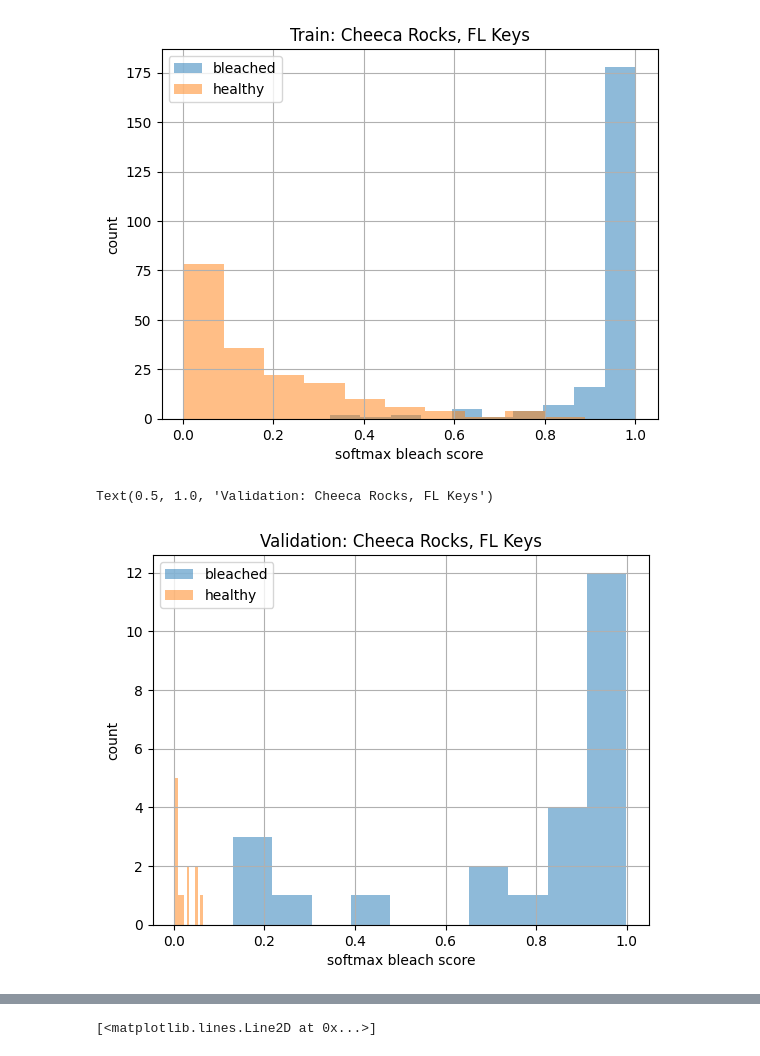
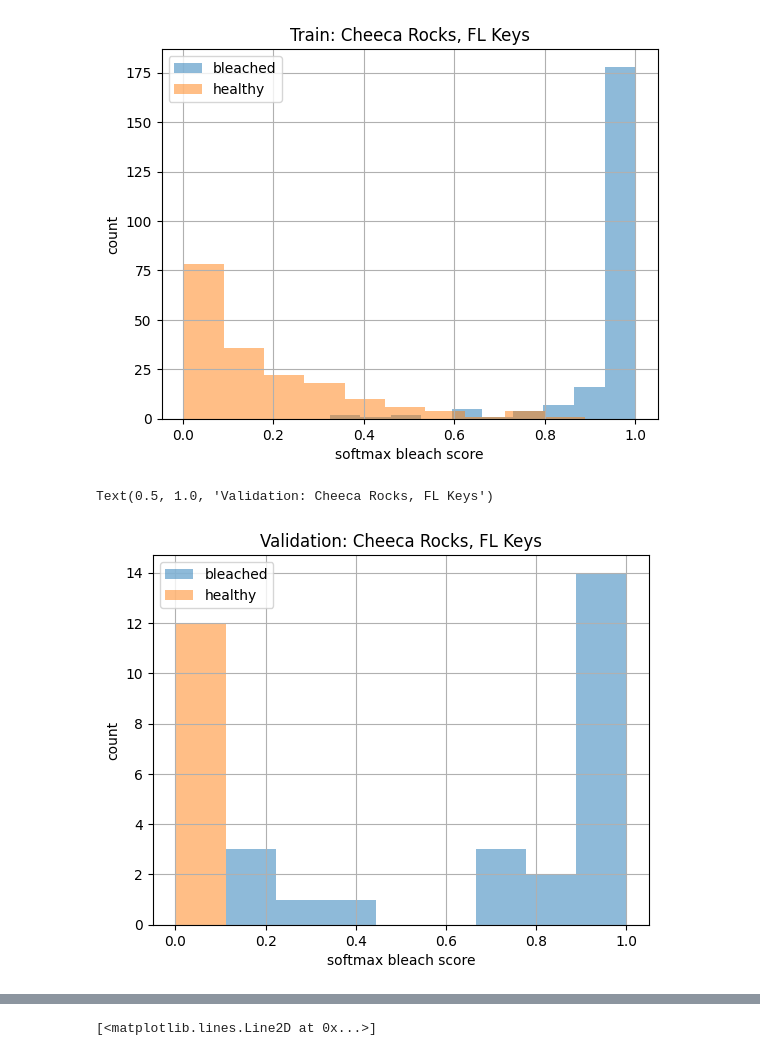
Before and after one commit to mariam-ayad/ct_classifier, a Jupyter notebook: ct_classifier/inference_notebook.ipynb, the cells around one changed output, grey strips where cells are left out. Drawn from its saved outputs; the diff is of its cells as text; code cells hidden in the pictures.

```diff
--- a/ct_classifier/inference_notebook.ipynb
+++ b/ct_classifier/inference_notebook.ipynb
@@ -172,13 +172,13 @@ Text(0.5, 1.0, 'Train: Cheeca Rocks, FL Keys')
 [figure]
 # %%
 fig, ax = plt.subplots()
-val_scores_df[val_scores_df['site']=='cheeca_flkeys'].groupby('str_labels').softmax_bleach_scores.hist(alpha=0.5,legend=True, ax=ax)
+val_scores_df[val_scores_df['site']=='cheeca_flkeys'].groupby('str_labels').softmax_bleach_scores.hist(alpha=0.5,legend=True, ax=ax, bins=np.linspace(0,1,10))
 ax.set_xlabel('softmax bleach score')
 ax.set_ylabel('count')
 ax.set_title('Validation: Cheeca Rocks, FL Keys')
 # %% [output]
 Text(0.5, 1.0, 'Validation: Cheeca Rocks, FL Keys')
-[figure, old version]
+[figure, new version]
 # %%
 val_scores_df
 # %% [output]
```
Also changed, not shown: parts of 3 cells of this notebook.
